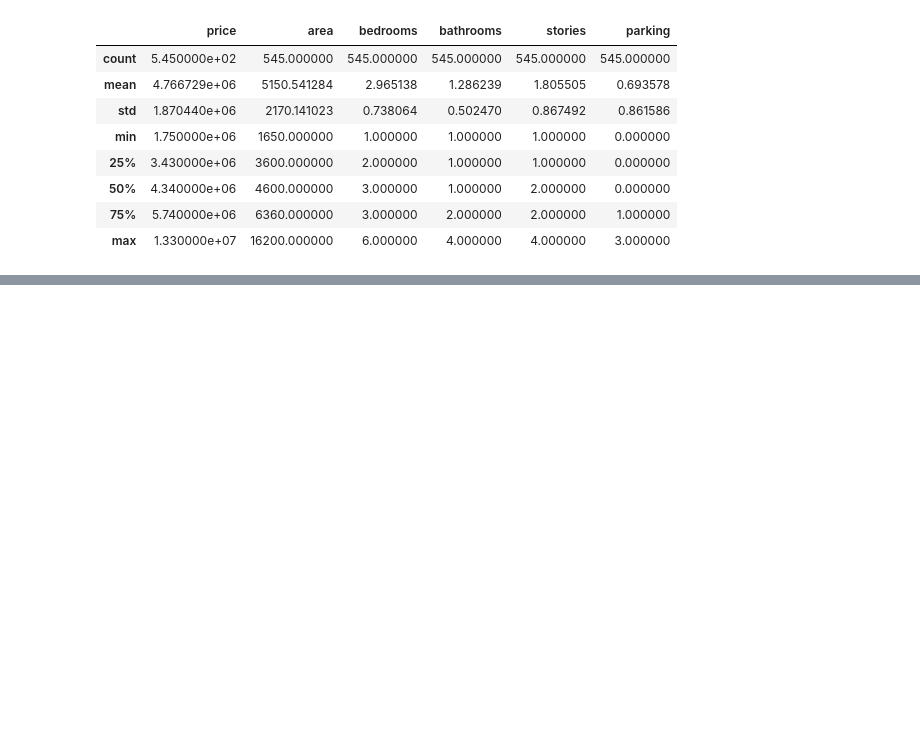
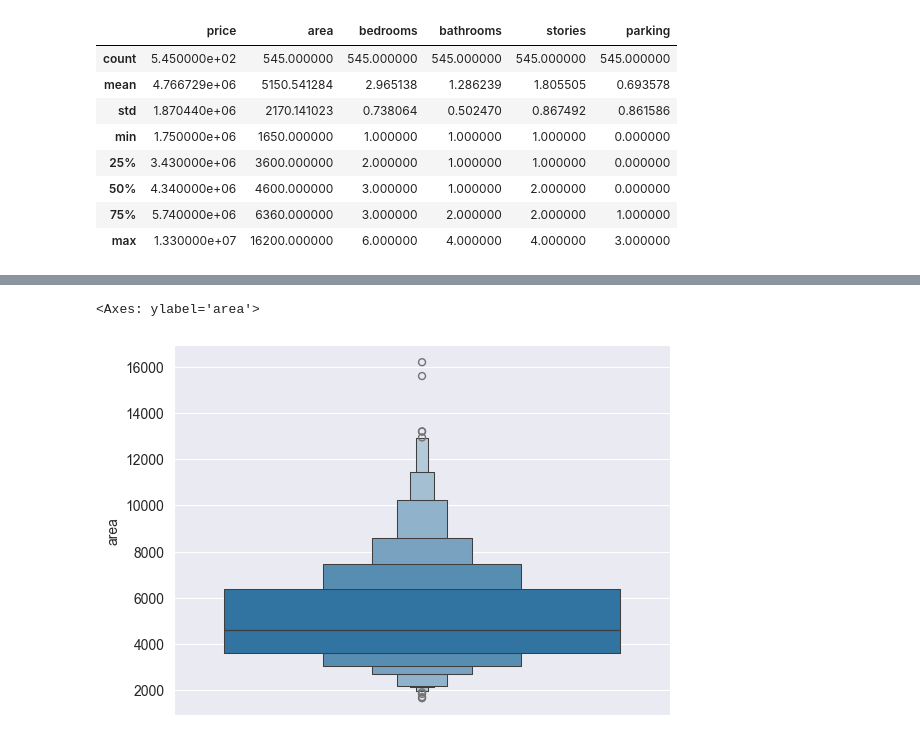
Before and after one commit to iamsurajdev/predict-house-pricing, a Jupyter notebook: main.ipynb, the cells around one changed output, grey strips where cells are left out. Drawn from its saved outputs; the diff is of its cells as text; code cells hidden in the pictures; blank space fills up the shorter version.

```diff
--- a/main.ipynb
+++ b/main.ipynb
@@ -65,0 +72,7 @@ data.describe()
+# %%
+# visualizing area column data, and checking for outliers
+sns.set_style('darkgrid')
+sns.boxenplot(data, y= 'area')
+# %% [output]
+<Axes: ylabel='area'>
+[figure, added]
```
Also changed, not shown: parts of 18 cells of this notebook.
